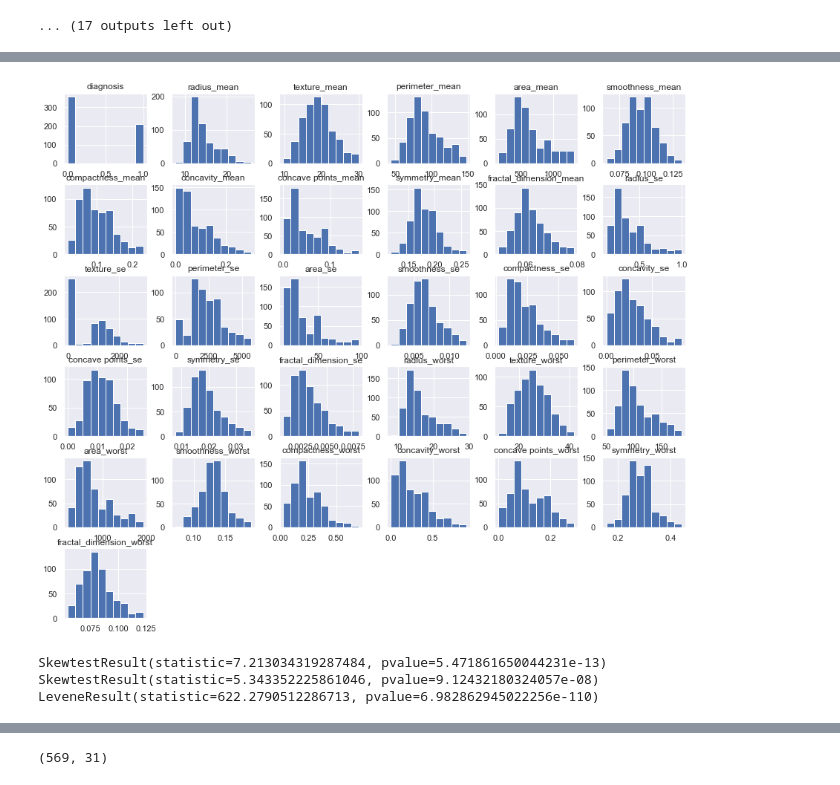
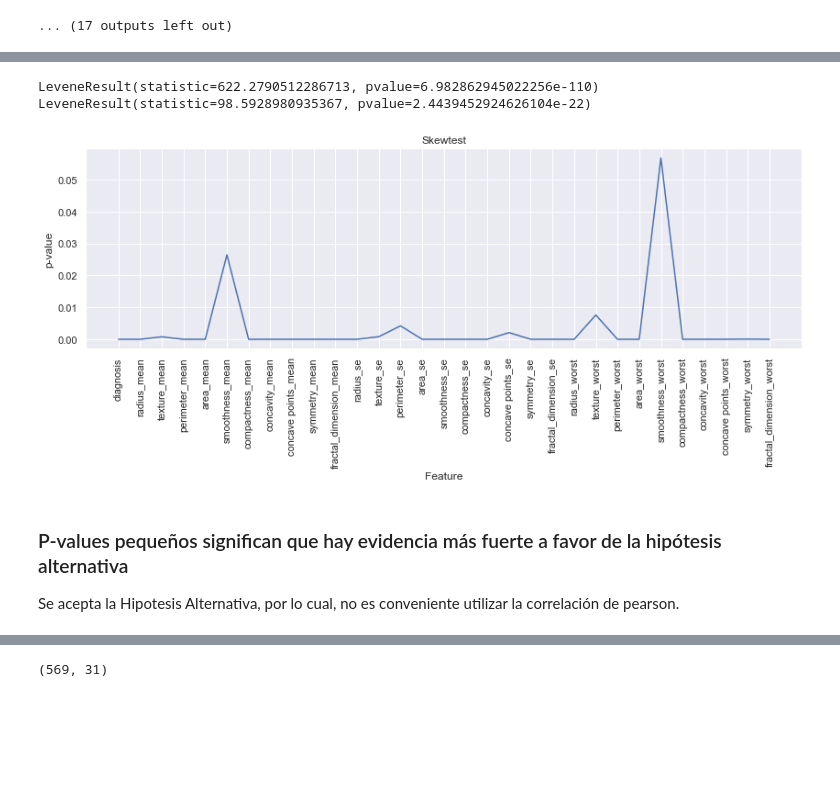
Before and after one commit to SebastianCarvalhoSalazar/prueba_tecnica_01, a Jupyter notebook: notebooks/preprocessing.ipynb, the cells around one changed output, grey strips where cells are left out. Cells and saved outputs as stored; diff of their text form; code cells hidden in the pictures; blank space fills up the shorter version.

```diff
--- a/notebooks/preprocessing.ipynb
+++ b/notebooks/preprocessing.ipynb
@@ -298,17 +313,29 @@ sns.pairplot(df_filtered.iloc[:,:10], hue = "diagnosis")
-# %%
-df_filtered.hist(figsize=(15,13))
-plt.show()
-# %% [output]
-[figure, removed]
 # %%
-from scipy.stats import skewtest, levene
+from scipy.stats import skewtest, levene, shapiro
 
-print(skewtest(df_filtered["area_mean"]))
-print(skewtest(df_filtered["perimeter_mean"]))
+# probar la hipótesis nula de que la asimetría de la población de la
+# que se extrajo la muestra es la misma que la de una distribución normal
+# correspondiente.
+skw = skewtest(df_filtered)
+plt.figure(figsize=(14,4))
+plt.plot(skw.pvalue)
+plt.xticks(range(len(df_filtered.columns)),df_filtered.columns, rotation=90)
+plt.ylabel("p-value")
+plt.xlabel("Feature")
+plt.title("Skewtest")
+
+# probar la hipótesis nula de que todas las muestras de entrada provienen de
+# poblaciones con varianzas iguales
+
 print(levene(df_filtered["area_mean"],df_filtered["perimeter_mean"]))
+print(levene(df_filtered["smoothness_mean"],df_filtered["smoothness_worst"]))
 # %% [output]
-SkewtestResult(statistic=7.213034319287484, pvalue=5.471861650044231e-13)
-SkewtestResult(statistic=5.343352225861046, pvalue=9.12432180324057e-08)
 LeveneResult(statistic=622.2790512286713, pvalue=6.982862945022256e-110)
+LeveneResult(statistic=98.5928980935367, pvalue=2.4439452924626104e-22)
+[figure, added]
+# %% [markdown]
+### P-values pequeños significan que hay evidencia más fuerte a favor de la hipótesis alternativa
+
+Se acepta la Hipotesis Alternativa, por lo cual, no es conveniente utilizar la correlación de pearson.
 # %%
 plt.figure(figsize=(21,10))
```
Also changed, not shown: parts of 47 cells of this notebook, 4 other files.
